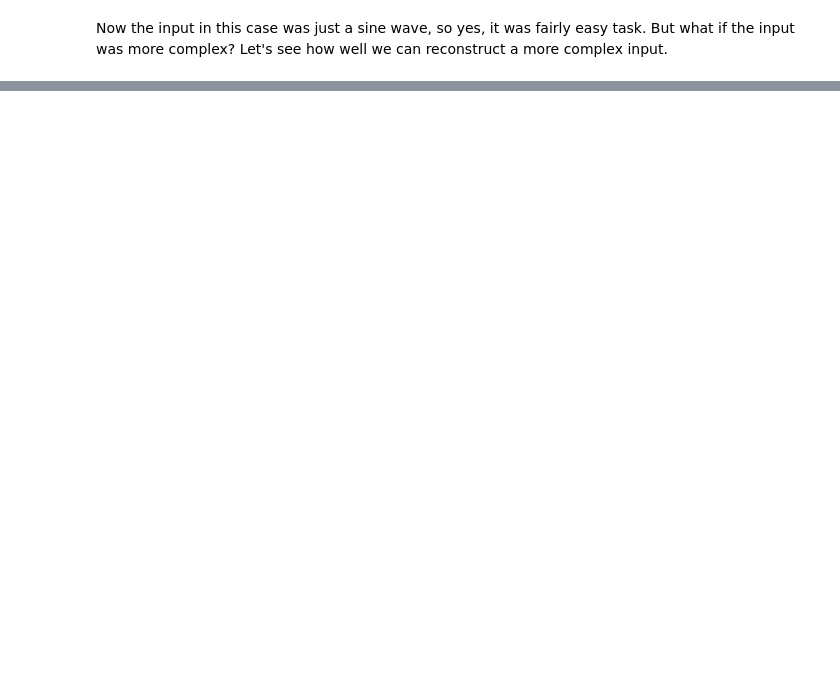
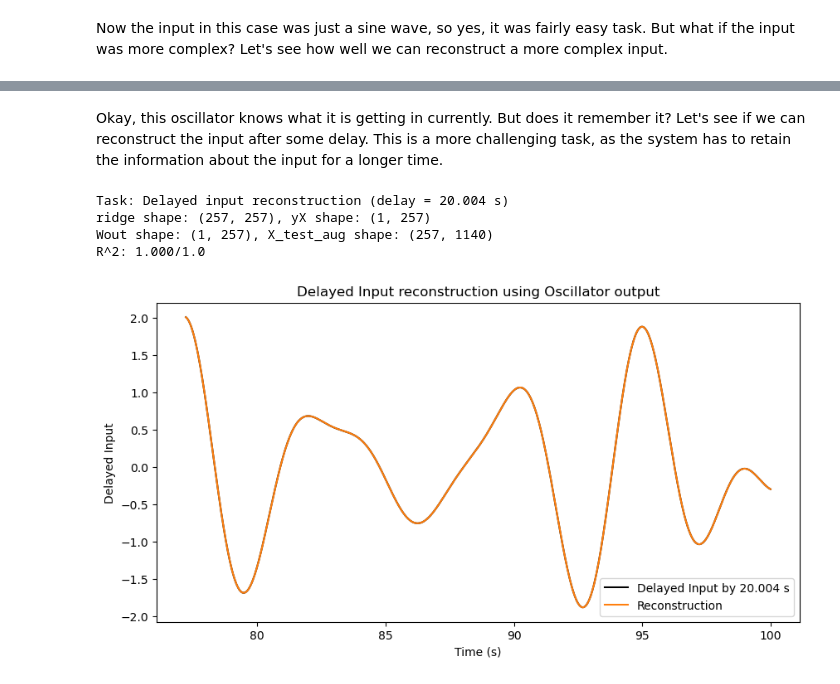
Before and after one commit to apoorvakhairnar/the_curious_notebook, a Jupyter notebook: modules/dynamics_that_compute/01_coupled_oscillator_reservoir/notebook.ipynb, the cells around one changed output, grey strips where cells are left out. Cells and saved outputs as stored; diff of their text form; code cells hidden in the pictures; blank space fills up the shorter version.

```diff
--- a/modules/dynamics_that_compute/01_coupled_oscillator_reservoir/notebook.ipynb
+++ b/modules/dynamics_that_compute/01_coupled_oscillator_reservoir/notebook.ipynb
@@ -457,0 +460,35 @@ R^2: 0.969/1.0
+# %% [markdown]
+Okay, this oscillator knows what it is getting in currently. But does it remember it? Let's see if we can reconstruct the input after some delay. This is a more challenging task, as the system has to retain the information about the input for a longer time.
+# %%
+# Input reconstruction on the tuned reservoir states
+delay_steps = 1000
+
+print(f"Task: Delayed input reconstruction (delay = {delay_steps * (t_eval[1] - t_eval[0]):.3f} s)")
+
+if delay_steps >= len(u_eval):
+    raise ValueError("delay_steps is too large for the available time series length.")
+
+X_delayed = X_eval[delay_steps:]
+u_target = u_eval[:-delay_steps] if delay_steps > 0 else u_eval
+
+n_samples = len(u_target)
+train_size = int(train_fraction * n_samples)
+
+y_test, y_pred, score = __fit__(X_delayed, u_target, train_size, ridge_alpha)
+
+test_time = sol.t[washout + delay_steps + train_size : washout + delay_steps + n_samples]
+
+fig, ax = plt.subplots(1, 1, figsize=(10, 5))
+ax.plot(test_time, y_test.T, label=f"Delayed Input by {delay_steps * (t_eval[1] - t_eval[0]):.3f} s", color="black", linewidth=1.5)
+ax.plot(test_time, y_pred.T, label="Reconstruction", color="tab:orange")
+ax.set_title("Delayed Input reconstruction using Oscillator output")
+ax.set_ylabel("Delayed Input")
+ax.set_xlabel("Time (s)")
+ax.legend()
+plt.show()
+# %% [output]
+Task: Delayed input reconstruction (delay = 20.004 s)
+ridge shape: (257, 257), yX shape: (1, 257)
+Wout shape: (1, 257), X_test_aug shape: (257, 1140)
+R^2: 1.000/1.0
+[figure, added]
```
Also changed, not shown: parts of 3 cells of this notebook.
